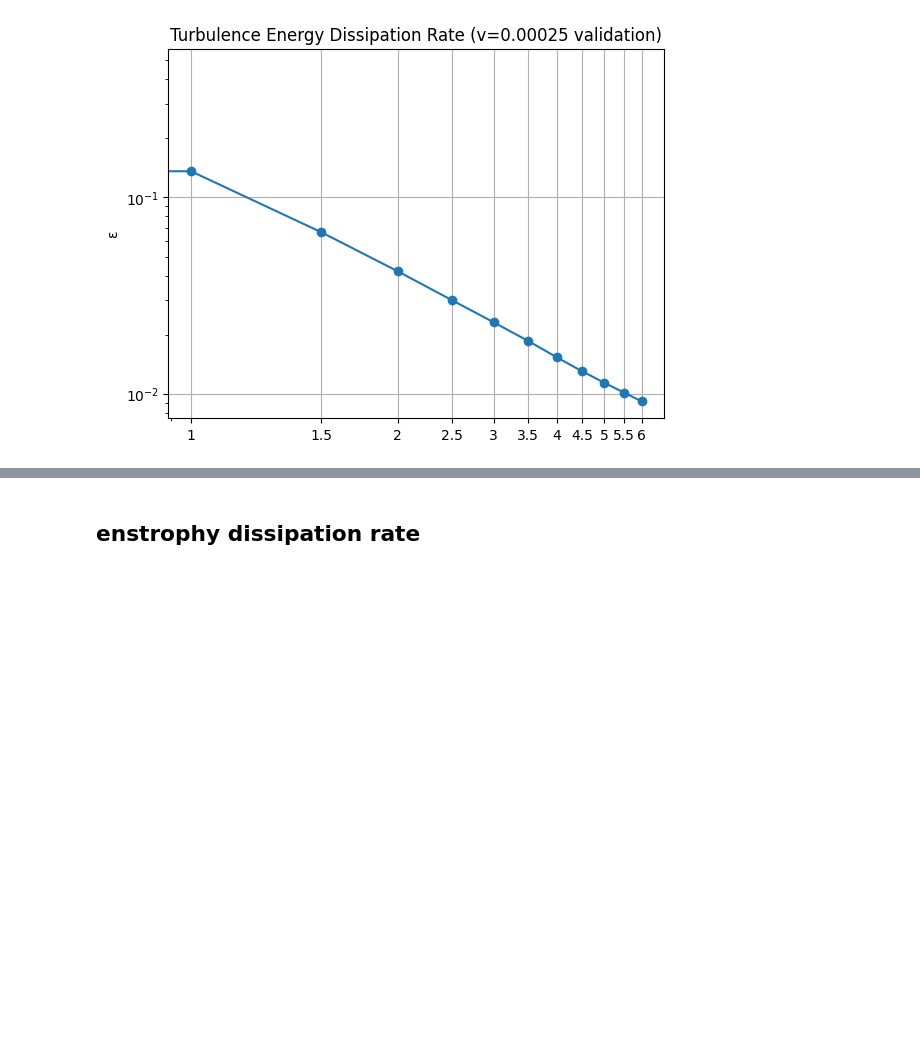
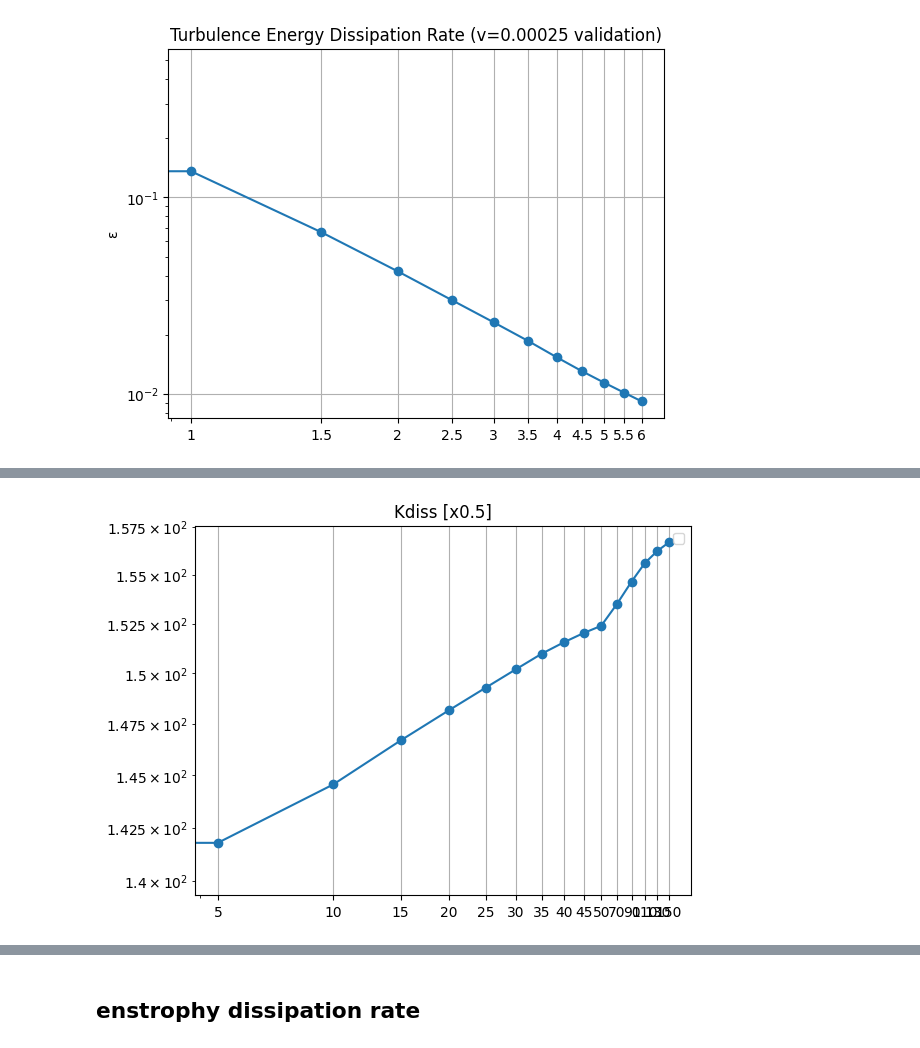
Before and after one commit to red1ithink/EnergySpectrum, a Jupyter notebook: spectrum.ipynb, the cells around one changed output, grey strips where cells are left out. Saved outputs shown, nothing was run; the diff lists cells and outputs as text; code cells hidden in the pictures; blank space fills up the shorter version.

```diff
--- a/spectrum.ipynb
+++ b/spectrum.ipynb
@@ -192,0 +233,20 @@ plt.show()
+# %%
+kd3 = np.array([])
+label3 = np.array([])
+for file in files3:
+    nu=0.000005
+    ux, uy = sep(file)
+    u, v = resizing(ux, uy)
+    eps = energy_dissipation(u,v, nu)
+    label = file.split('/')[-1].split('_')[0]
+    kdiss = kd_2d(eps, nu)
+    kd3 = np.append(kd3, kdiss)
+    label3= np.append(label3, label)
+plt.figure()
+plt.title("Kdiss [x0.5]")
+plt.loglog(label3, kd3, marker='o', linestyle='-')
+plt.grid()
+plt.legend()
+plt.show()
+# %% [output]
+[figure, added]
```
Also changed, not shown: parts of 4 cells of this notebook, 16 other files.
